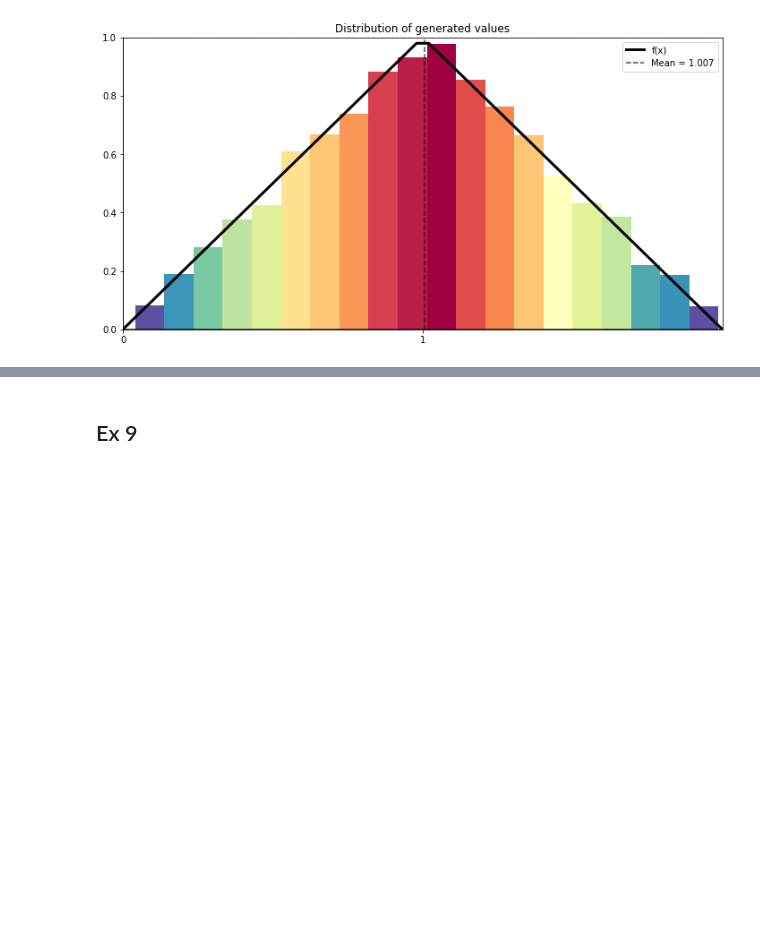
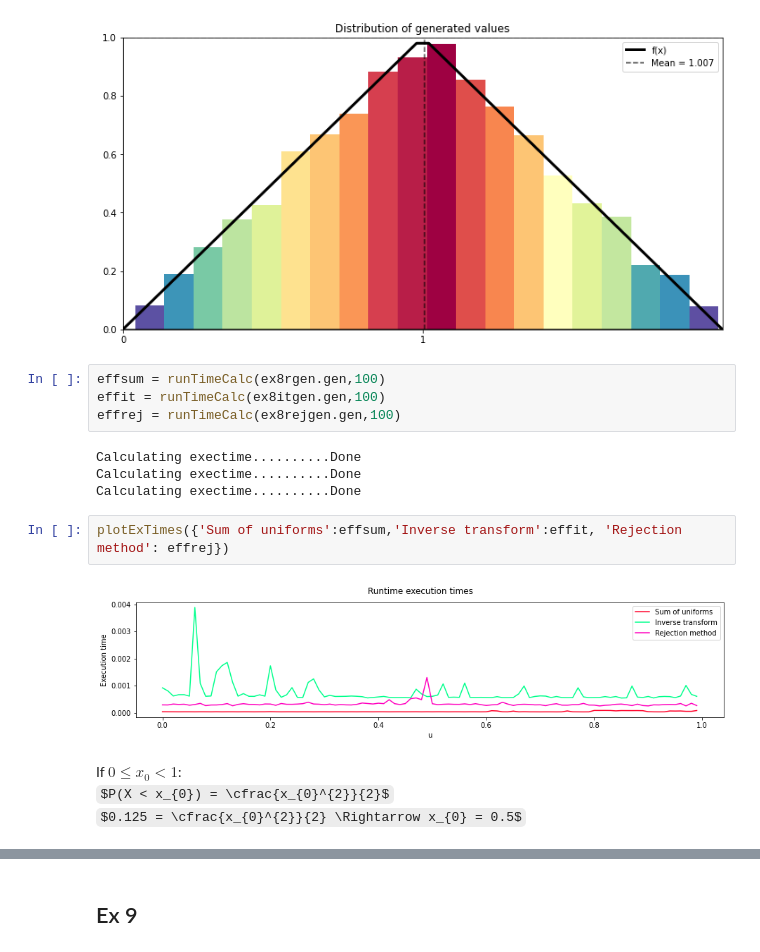
Before and after one commit to git-lu/models-and-simulations, a Jupyter notebook: exguide5.ipynb, the cells around one changed output, grey strips where cells are left out. Drawn from its saved outputs; the diff is of its cells as text; some formulas as TeX source; blank space fills up the shorter version.

```diff
--- a/exguide5.ipynb
+++ b/exguide5.ipynb
@@ -781,3 +787,19 @@ ex8rejgen = RejectionMethod(pdf_x,pdf_y,gen_y,c=2,limits=limits,conds=conds,x_li
 ex8rejgen.plot(10000)
 # %% [output]
 [figure]
+# %%
+effsum = runTimeCalc(ex8rgen.gen,100)
+effit = runTimeCalc(ex8itgen.gen,100)
+effrej = runTimeCalc(ex8rejgen.gen,100)
+# %% [output]
+Calculating exectime..........Done
+Calculating exectime..........Done
+Calculating exectime..........Done
+# %%
+plotExTimes({'Sum of uniforms':effsum,'Inverse transform':effit, 'Rejection method': effrej})
+# %% [output]
+[figure, added]
+# %% [markdown]
+If $0 \le x_{0} < 1$:
+$P(X < x_{0}) = \cfrac{x_{0}^{2}}{2}$
+$0.125 = \cfrac{x_{0}^{2}}{2} \Rightarrow x_{0} = 0.5$
```
Also changed, not shown: parts of 34 cells of this notebook, 3 other files.
